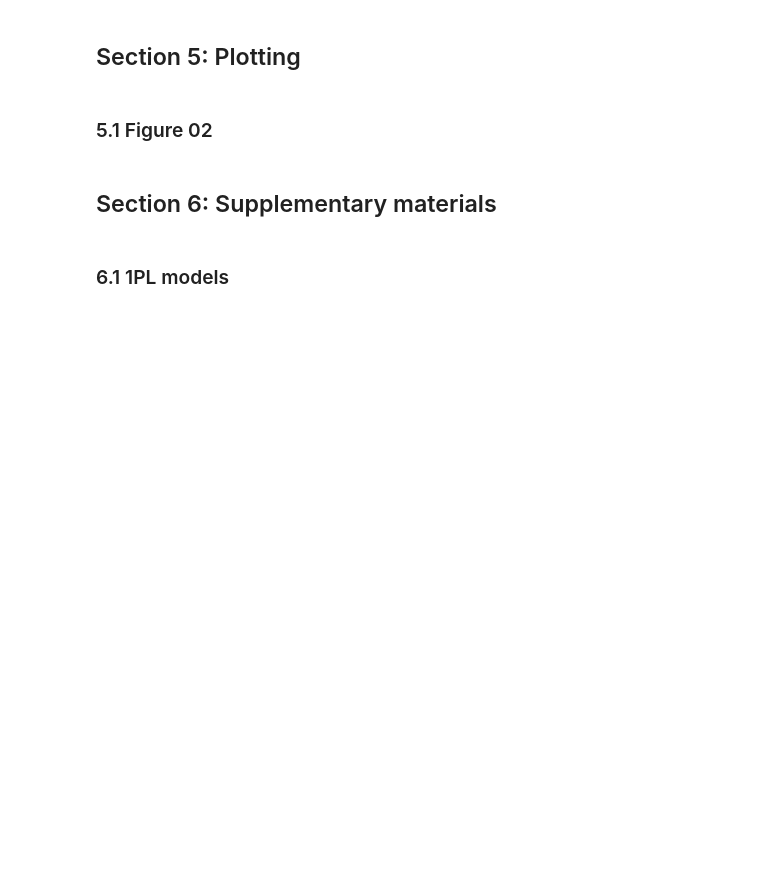
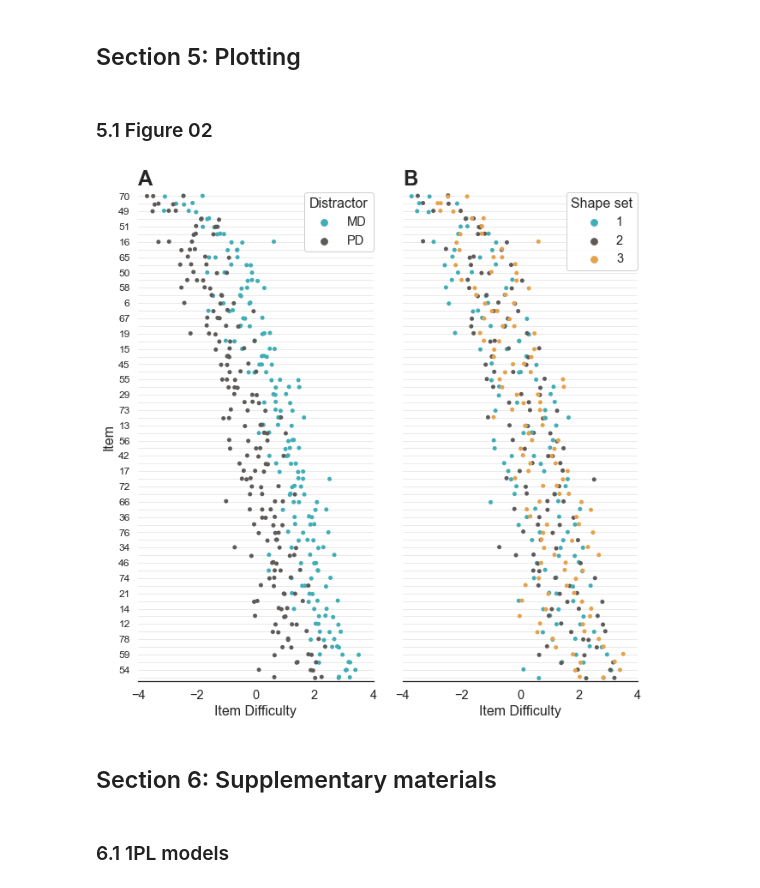
Before and after one commit to ndawlab/mars-irt, a Jupyter notebook: 03_Calibration/03_Modeling.ipynb, the cells around one changed output. Cells and saved outputs as stored; diff of their text form; code cells hidden in the pictures; blank space fills up the shorter version.

```diff
--- a/03_Calibration/03_Modeling.ipynb
+++ b/03_Calibration/03_Modeling.ipynb
@@ -560,7 +603,7 @@ sns.set_theme('notebook', style='white', font='sans-serif', font_scale=1.33)
 ## Load and prepare data.
 summary = read_csv(os.path.join('stan_results', '3pl_m2_summary.tsv'), sep='\t', index_col=0)
 design = read_csv(os.path.join('designs', 'features.csv'), usecols=np.arange(6))
-design['beta'] = df.T.filter(regex='beta\[').T['Mean'].values
+design['beta'] = summary.T.filter(regex='beta\[').T['Mean'].values
 
 ## Format data.
 design = design.replace({'md':'MD', 'pd':'PD'})
@@ -571,33 +614,35 @@ order = design.groupby('item').beta.mean().sort_values().index
 palette = ['#40adb7', '#5E5A57', '#e6a14c']
 
 ## Iteratively plot.
 for ax, hue, label in zip(axes, ['distractor', 'shape_set'], ['A','B']):
 
     ## Plot item difficulty parameters.
     sns.stripplot(x='beta', y='item', hue=hue, data=design, order=order, palette=palette,
                   orient='h', ax=ax)
 
     ## Add grid.
     ax.grid(axis='y', alpha=0.4)
 
     ## Add details.
     ax.set_yticklabels([str(l) if not i % 2 else '' for i, l in enumerate(order)], fontsize=12)
     ax.set(xlim=(-4,4), xlabel='Item Difficulty', ylabel='')
     if label == 'A': ax.set_ylabel('Item', fontsize=16)
 
     ## Add legend.
     ax.legend(loc=1, borderaxespad=0, title=hue.replace('_',' ').capitalize(), framealpha=0.95)
 
     ## Add label.
     ax.annotate(label, (0,0), (0,1.005), 'axes fraction', ha='left', va='bottom',
                 fontsize=24, fontweight='bold')
 
 ## Adjust figure spacing.
 sns.despine(left=True, right=True, top=True)
 plt.subplots_adjust(left=0.08, right=0.98, top=0.95, bottom=0.07, wspace=0.125)
 
 ## Save figure.
 plt.savefig(os.path.join('..', '05_Figures', 'fig02.png'), dpi=100)
+# %% [output]
+[figure, added]
 # %% [markdown]
 ## Section 6: Supplementary materials
 # %% [markdown]
```
Also changed, not shown: parts of 7 cells of this notebook, 5 other files.
